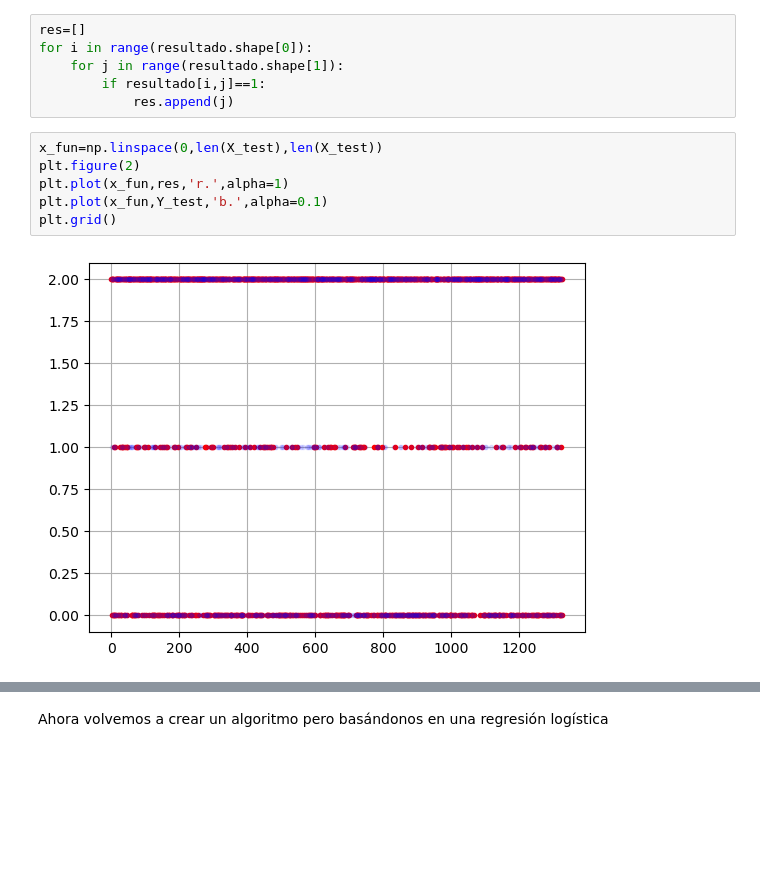
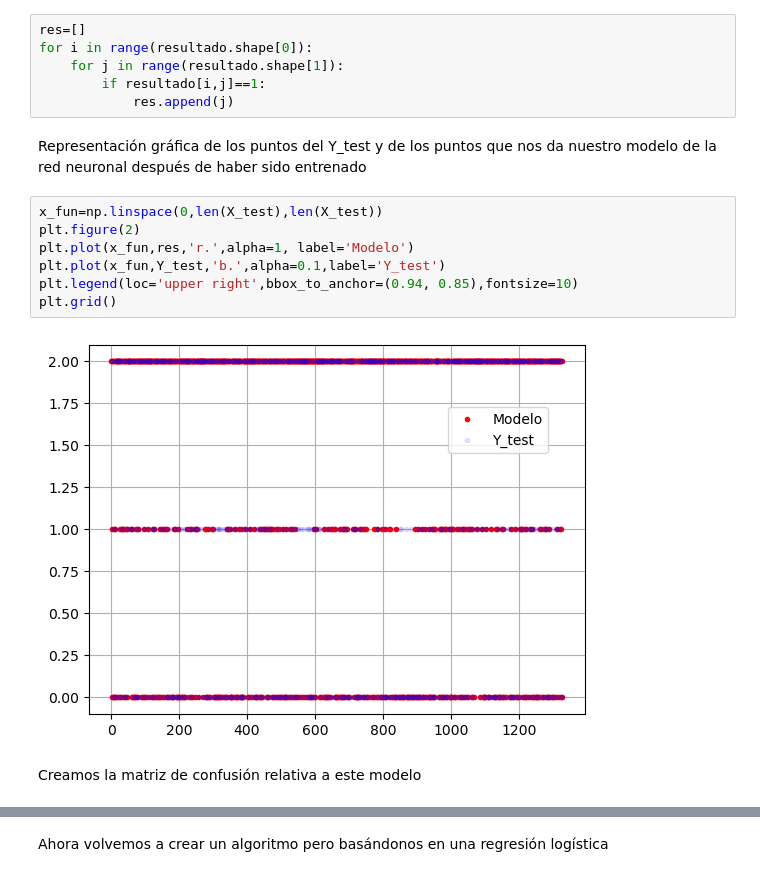
Before and after one commit to Knitrot/Sue-o, a Jupyter notebook: sueño.ipynb, the cells around one changed output, grey strips where cells are left out. Cells and saved outputs as stored; diff of their text form; blank space fills up the shorter version.

Commit message:
Explición del procedimiento y un breve análisis de nuestros resultados completada

```diff
--- a/sueño.ipynb
+++ b/sueño.ipynb
@@ -937,14 +939,19 @@ for i in range(resultado.shape[0]):
     for j in range(resultado.shape[1]):
         if resultado[i,j]==1:
             res.append(j)
+# %% [markdown]
+Representación gráfica de los puntos del Y_test y de los puntos que nos da nuestro modelo de la red neuronal después de haber sido entrenado
 # %%
 x_fun=np.linspace(0,len(X_test),len(X_test))
 plt.figure(2)
-plt.plot(x_fun,res,'r.',alpha=1)
-plt.plot(x_fun,Y_test,'b.',alpha=0.1)
+plt.plot(x_fun,res,'r.',alpha=1, label='Modelo')
+plt.plot(x_fun,Y_test,'b.',alpha=0.1,label='Y_test')
+plt.legend(loc='upper right',bbox_to_anchor=(0.94, 0.85),fontsize=10)
 plt.grid()
 # %% [output]
-[figure, old version]
+[figure, new version]
+# %% [markdown]
+Creamos la matriz de confusión relativa a este modelo
 # %%
 from sklearn.metrics import confusion_matrix
 
```
Also changed, not shown: parts of 15 cells of this notebook.
